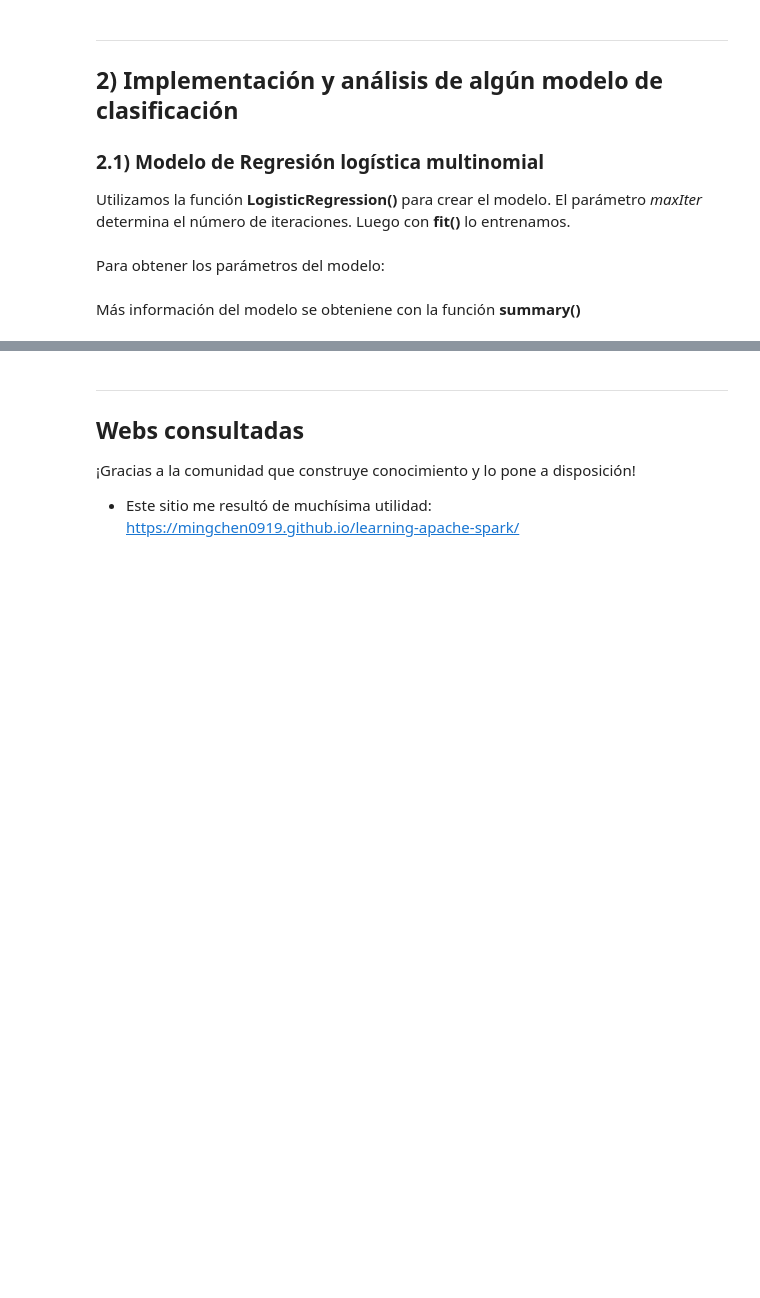
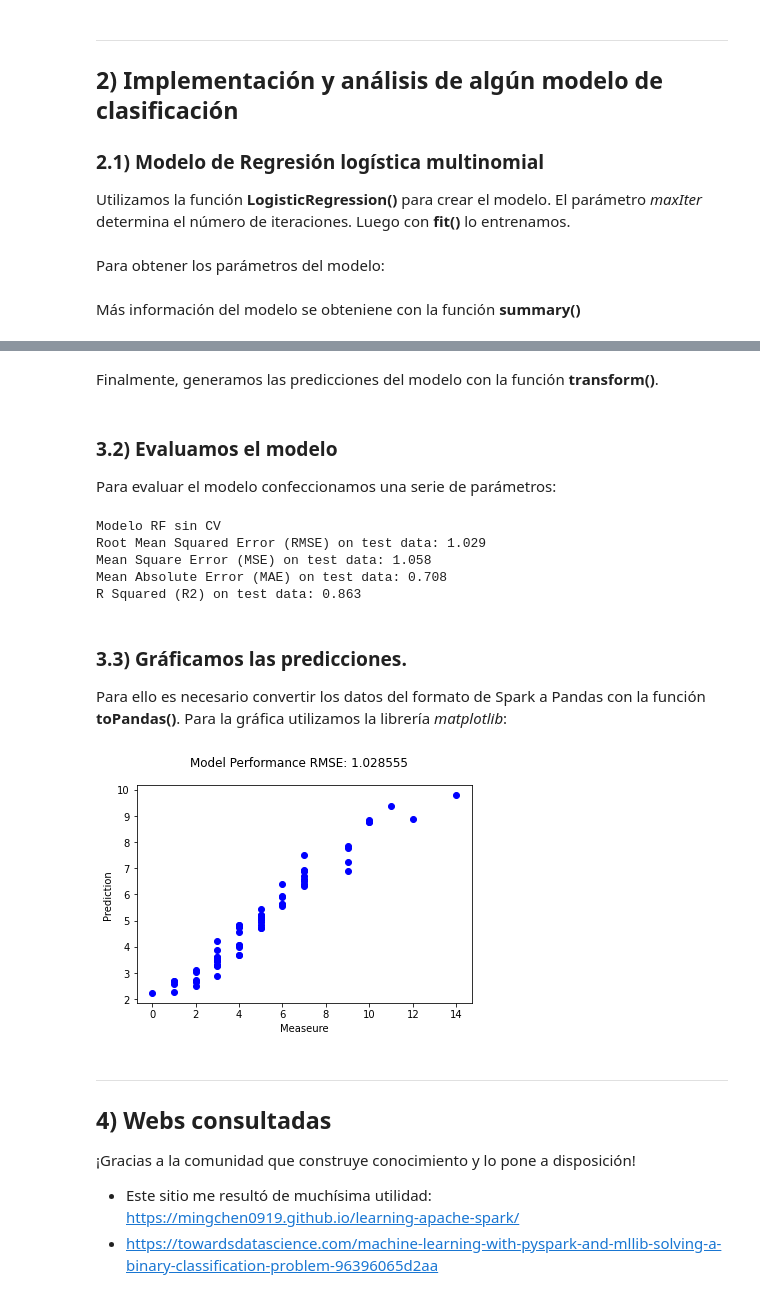
Before and after one commit to solrepresa/ML_Datos_Deportivos, a Jupyter notebook: LM_Deporte.ipynb, the cells around one changed output, grey strips where cells are left out. Cells and saved outputs as stored; diff of their text form; code cells hidden in the pictures; blank space fills up the shorter version.

```diff
--- a/LM_Deporte.ipynb
+++ b/LM_Deporte.ipynb
@@ -318,6 +306,59 @@ print("Accuracy: %s\nFPR: %s\nTPR: %s\nF-measure: %s\nPrecision: %s\nRecall: %s"
+# %%
+# Definimos el modelo > Random Forest
+rf = RandomForestRegressor(featuresCol = 'featuresCol', labelCol = 'TotalTarjeta', numTrees=100, seed= 123).fit(trainingData)
+# %% [markdown]
+Finalmente, generamos las predicciones del modelo con la función **transform()**.
+# %%
+predictions = rf.transform(testData)
+# %% [markdown]
+### 3.2) Evaluamos el modelo
+
+Para evaluar el modelo confeccionamos una serie de parámetros:
+# %%
+eval = RegressionEvaluator(labelCol = 'TotalTarjeta', predictionCol="prediction", metricName="rmse")
+
+print("Modelo RF sin CV")
+# Root Mean Square Error
+rmse = eval.evaluate(predictions)
+print("Root Mean Squared Error (RMSE) on test data: %.3f" % rmse)
+
+# Mean Square Error
+mse = eval.evaluate(predictions, {eval.metricName: "mse"})
+print("Mean Square Error (MSE) on test data: %.3f" % mse)
+
+# Mean Absolute Error
+mae = eval.evaluate(predictions, {eval.metricName: "mae"})
+print("Mean Absolute Error (MAE) on test data: %.3f" % mae)
+
+# r2 - coefficient of determination
+r2 = eval.evaluate(predictions, {eval.metricName: "r2"})
+print("R Squared (R2) on test data: %.3f" %r2)
+# %% [output]
+Modelo RF sin CV
+Root Mean Squared Error (RMSE) on test data: 1.029
+Mean Square Error (MSE) on test data: 1.058
+Mean Absolute Error (MAE) on test data: 0.708
+R Squared (R2) on test data: 0.863
+# %% [markdown]
+### 3.3) Gráficamos las predicciones.
+
+Para ello es necesario convertir los datos del formato de Spark a Pandas con la función **toPandas()**. Para la gráfica utilizamos la librería *matplotlib*:
+# %%
+rfResult = predictions.toPandas()
+#rfResult.head()
+
+import matplotlib.pyplot as plt
+plt.plot(rfResult.TotalTarjeta, rfResult.prediction, 'bo')
+plt.xlabel('Measeure')
+plt.ylabel('Prediction')
+plt.suptitle("Model Performance RMSE: %f" % rmse)
+plt.show()
+# %% [output]
+[figure, added]
 # %% [markdown]
 -----------------------------------------------------------------------------
-## Webs consultadas
+## 4) Webs consultadas
 ¡Gracias a la comunidad que construye conocimiento y lo pone a disposición!
 
 * Este sitio me resultó de muchísima utilidad: https://mingchen0919.github.io/learning-apache-spark/
+* https://towardsdatascience.com/machine-learning-with-pyspark-and-mllib-solving-a-binary-classification-problem-96396065d2aa
```
Also changed, not shown: parts of 7 cells of this notebook.
